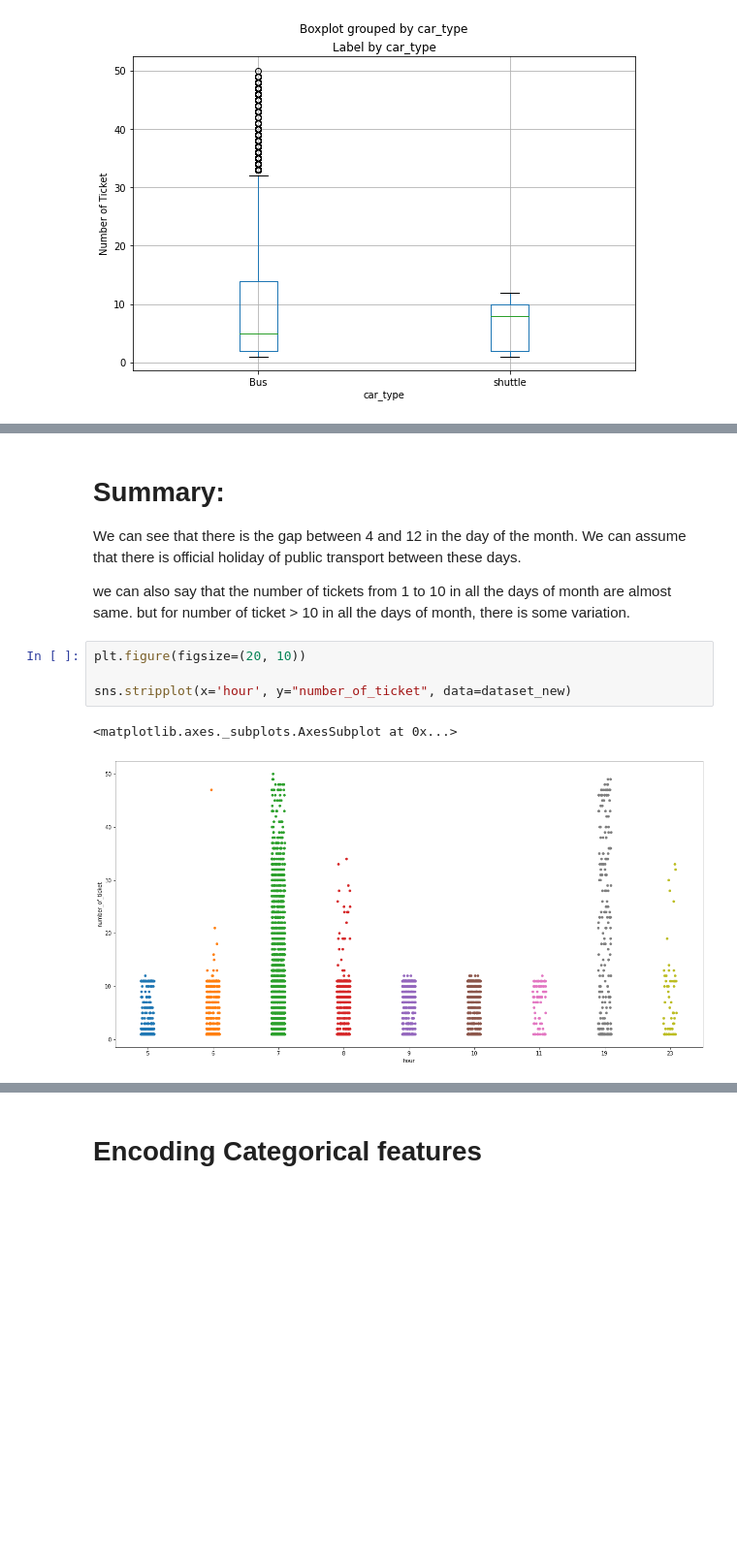
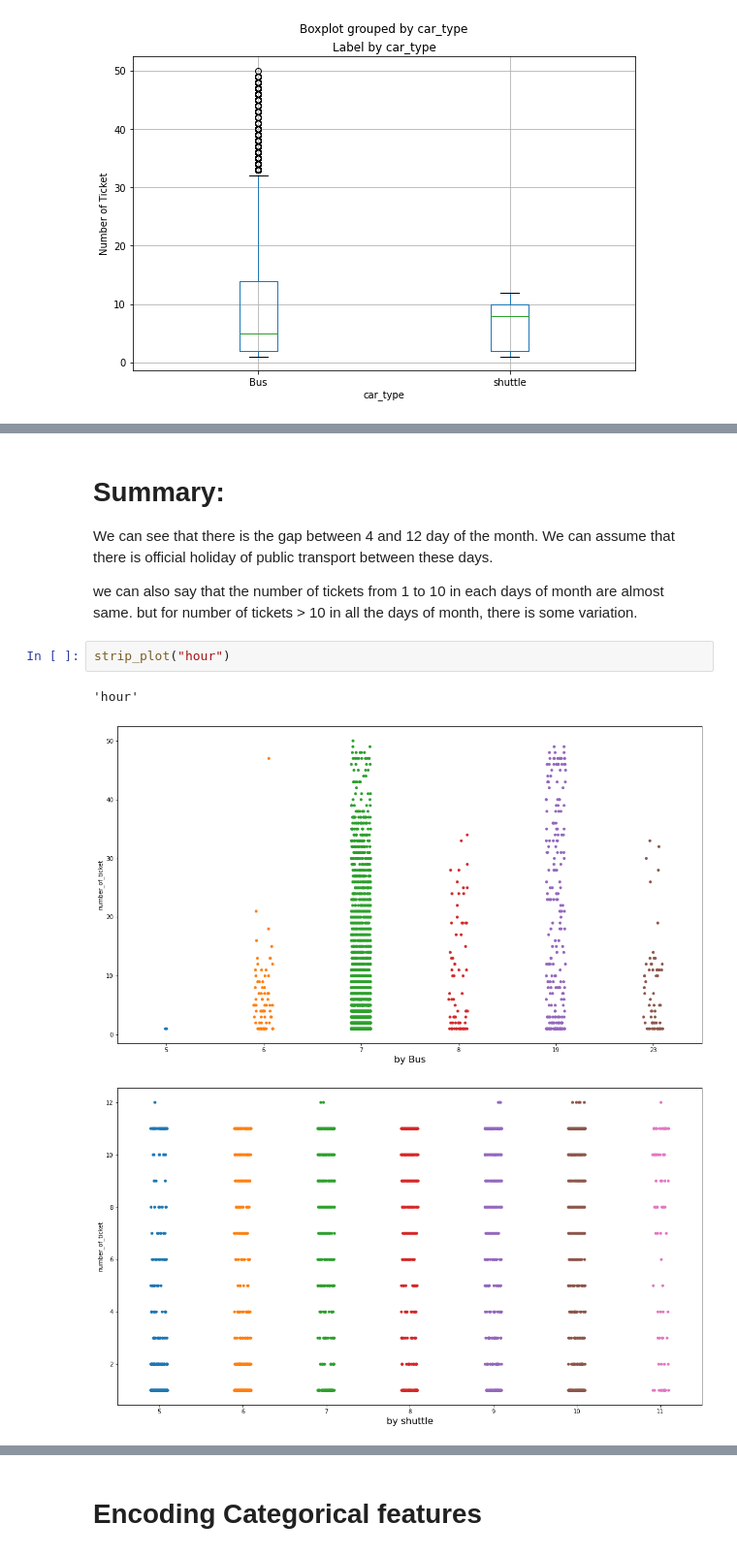
Before and after one commit to Shreya-data/Transport-Demand-Prediction, a Jupyter notebook: Untitled14.ipynb, the cells around one changed output, grey strips where cells are left out. Shown at 97% size. Saved outputs shown, nothing was run; the diff lists cells and outputs as text; blank space fills up the shorter version.

```diff
--- a/Untitled14.ipynb
+++ b/Untitled14.ipynb
@@ -440,14 +500,13 @@ sns.stripplot(x='day_of_month', y="number_of_ticket", data=dataset_new)
 # %% [markdown]
 # **Summary:**
-We can see that there is the gap between 4 and 12 in the day of the month. We can assume that there is official holiday of public transport between these days.
+We can see that there is the gap between 4 and 12 day of the month. We can assume that there is official holiday of public transport between these days.
 
-we can also say that the number of tickets from 1 to 10 in all the days of month are almost same. but for number of ticket > 10 in all the days of month, there is some variation.
+we can also say that the number of tickets from 1 to 10 in each days of month are almost same. but for number of tickets > 10 in all the days of month, there is some variation.
-# %%
-plt.figure(figsize=(20, 10))
-
-sns.stripplot(x='hour', y="number_of_ticket", data=dataset_new)
-# %% [output]
-<matplotlib.axes._subplots.AxesSubplot at 0x...>
-[figure, removed]
+# %%
+strip_plot("hour")
+# %% [output]
+'hour'
+[figure, added]
+[figure, added]
 # %% [markdown]
 #**Summary:**
```
Also changed, not shown: parts of 85 cells of this notebook.
